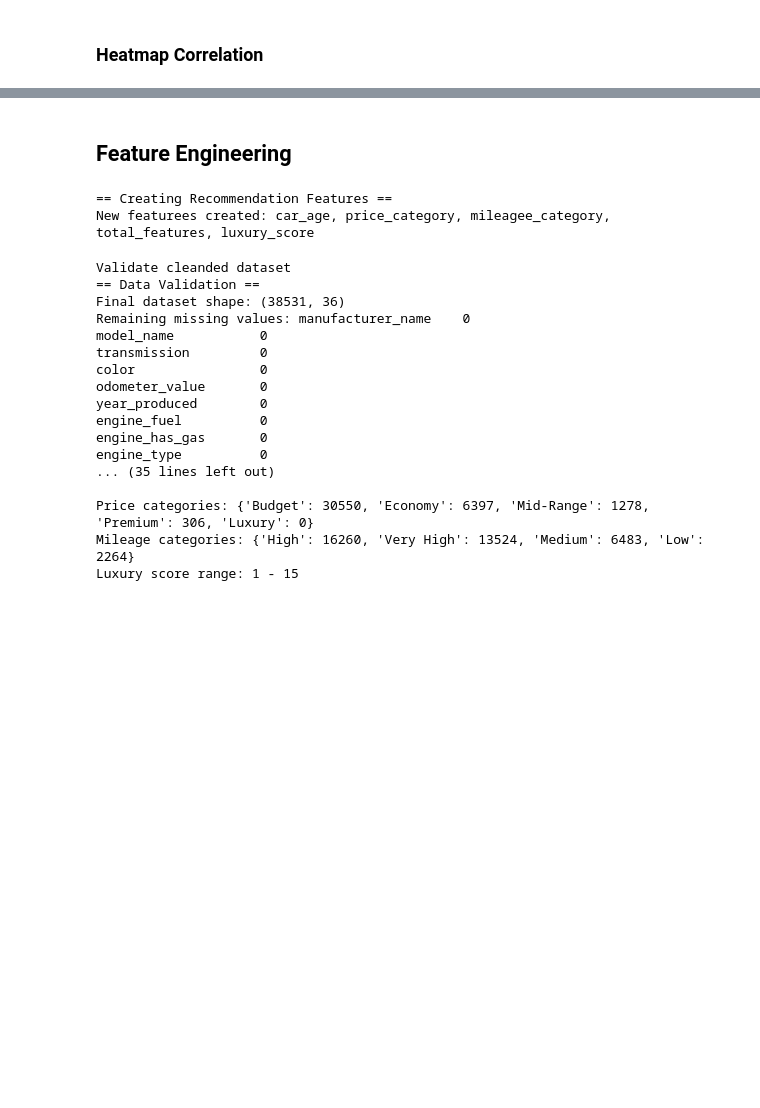
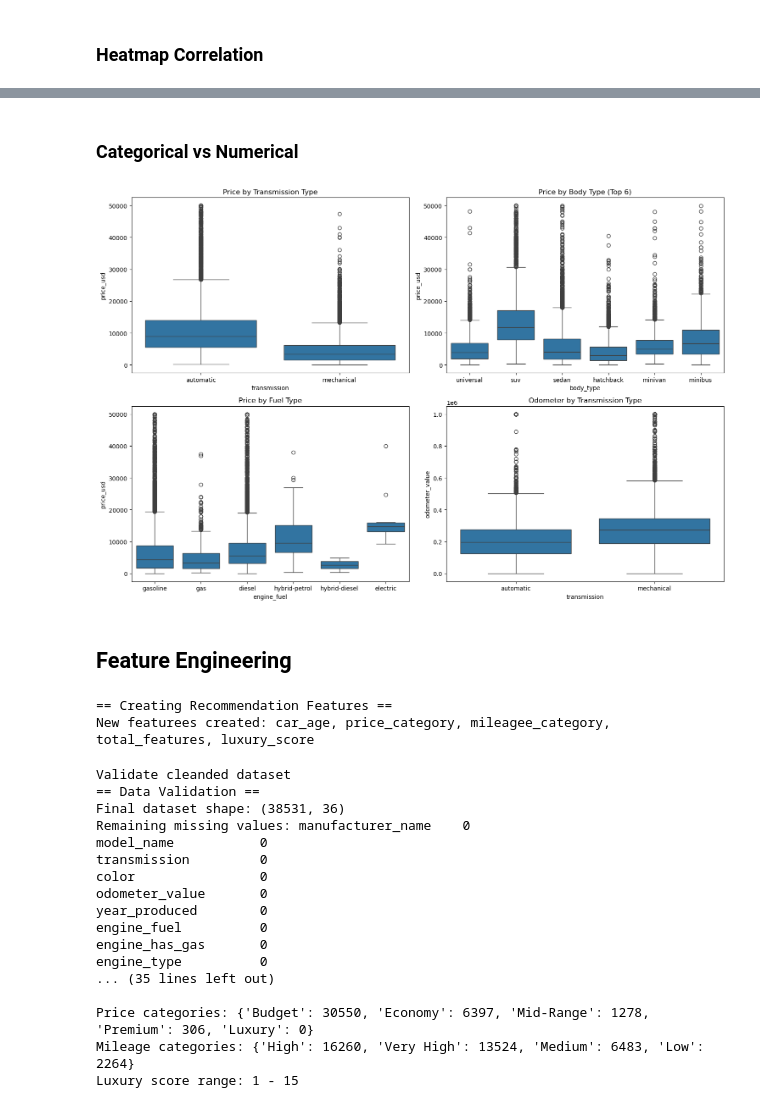
Before and after one commit to hafyze/Degree_FYP, a Jupyter notebook: notebooks/smart_car_system.ipynb, the cells around one changed output, grey strips where cells are left out. Cells and saved outputs as stored; diff of their text form; code cells hidden in the pictures; blank space fills up the shorter version.

```diff
--- a/notebooks/smart_car_system.ipynb
+++ b/notebooks/smart_car_system.ipynb
@@ -329,3 +331,28 @@ plt.show()
+# %% [markdown]
+### Categorical vs Numerical
+# %%
+fig, axes = plt.subplots(2, 2, figsize=(15,10))
+
+sns.boxplot(data=df_clean, x='transmission', y='price_usd', ax=axes[0,0])
+axes[0,0].set_title('Price by Transmission Type')
+axes[0,0].tick_params(axis='x', rotation=0)
+
+top_body = df_clean['body_type'].value_counts().head(6).index
+body_types_filtered = df_clean[df_clean['body_type'].isin(top_body)]
+sns.boxplot(data=body_types_filtered, x='body_type', y='price_usd', ax=axes[0,1])
+axes[0,1].set_title('Price by Body Type (Top 6)')
+axes[0,1].tick_params(axis='x', rotation=0)
+
+sns.boxplot(data=df_clean, x='engine_fuel', y='price_usd', ax=axes[1,0])
+axes[1,0].set_title('Price by Fuel Type')
+
+sns.boxplot(data=df_clean, x='transmission', y='odometer_value', ax=axes[1,1])
+axes[1,1].set_title('Odometer by Transmission Type')
+
+plt.tight_layout()
+plt.show()
+# %% [output]
+[figure, added]
 # %% [markdown]
 ## Feature Engineering
 # %%
```
Also changed, not shown: parts of 2 cells of this notebook.
